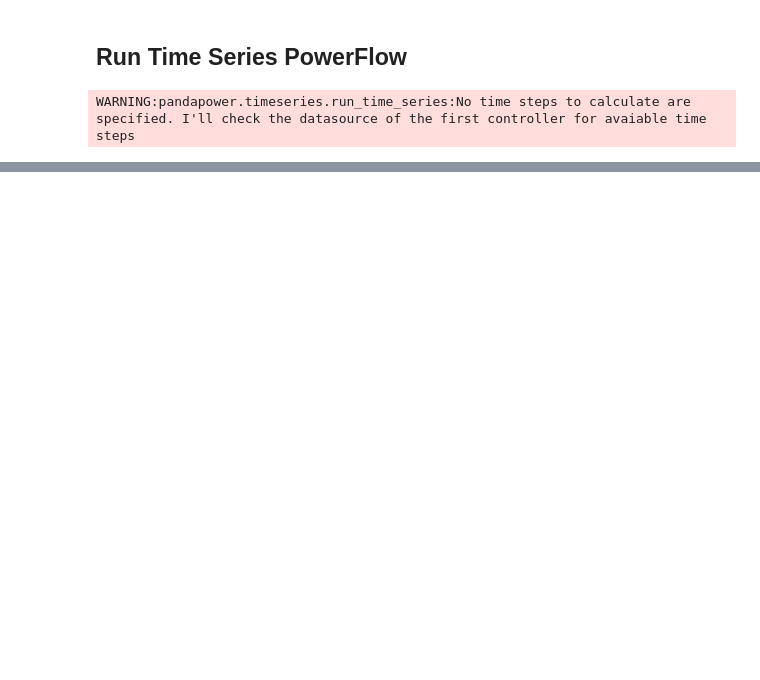
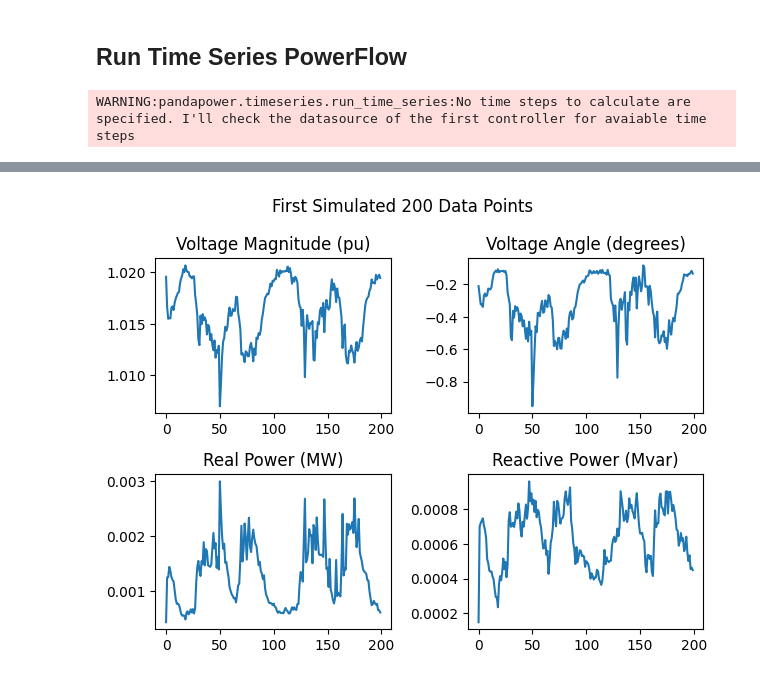
Before and after one commit to claudeshyaka/master-project-repo, a Jupyter notebook: Generating_Simulation_Data.ipynb, the cells around one changed output, grey strips where cells are left out. Saved outputs shown, nothing was run; the diff lists cells and outputs as text; code cells hidden in the pictures; blank space fills up the shorter version.

```diff
--- a/Generating_Simulation_Data.ipynb
+++ b/Generating_Simulation_Data.ipynb
@@ -148,0 +183,7 @@ net.res_bus.tail()
+# %%
+# root_dir = "/content/drive/MyDrive/datasource/"
+# output_dir = os.path.join(root_dir,
+#                           "time_series_w_sgen")
+bus_vm_pu_data = os.path.join(output_dir, "res_bus/vm_pu.xlsx")
+bus_vm_pu_df = pd.read_excel(bus_vm_pu_data, index_col=0)
+bus_vm_pu_df.head()
@@ -148,0 +197,4 @@ net.res_bus.tail()
+# %%
+bus_p_mw_data = os.path.join(output_dir, "res_bus/p_mw.xlsx")
+bus_p_mw_df = pd.read_excel(bus_p_mw_data, index_col=0)
+bus_p_mw_df.head()
@@ -148,0 +208,4 @@ net.res_bus.tail()
+# %%
+bus_va_degree_data = os.path.join(output_dir, "res_bus/va_degree.xlsx")
+bus_va_degree_df = pd.read_excel(bus_va_degree_data, index_col=0)
+bus_va_degree_df.head()
@@ -148,0 +219,4 @@ net.res_bus.tail()
+# %%
+bus_q_mvar_data = os.path.join(output_dir, "res_bus/q_mvar.xlsx")
+bus_q_mvar_df = pd.read_excel(bus_q_mvar_data, index_col=0)
+bus_q_mvar_df.head()
@@ -148,0 +241,20 @@ net.res_bus.tail()
+# %%
+bus_index = 5
+num_points = 200
+
+fig, axs = plt.subplots(2, 2)
+fig.suptitle('First Simulated 200 Data Points')
+axs[0, 0].plot(bus_vm_pu_df.index[:num_points], bus_vm_pu_df.iloc[:num_points, bus_index])
+axs[0, 0].set_title('Voltage Magnitude (pu)')
+axs[1, 0].plot(bus_p_mw_df.index[:num_points], bus_p_mw_df.iloc[:num_points, bus_index])
+axs[1, 0].set_title('Real Power (MW)')
+axs[0, 1].plot(bus_va_degree_df.index[:num_points], bus_va_degree_df.iloc[:num_points, bus_index])
+axs[0, 1].set_title('Voltage Angle (degrees)')
+axs[1, 1].plot(bus_q_mvar_df.index[:num_points], bus_q_mvar_df.iloc[:num_points, bus_index])
+axs[1, 1].set_title('Reactive Power (Mvar)')
+# axs[2, 1].plot(bus_i_ka_df.index[:num_points], bus_i_ka_df.iloc[:num_points, bus_index])
+# axs[2, 1].set_title('Current (KA)')
+fig.tight_layout()
+plt.show()
+# %% [output]
+[figure, added]
```
Also changed, not shown: parts of 20 cells of this notebook.
